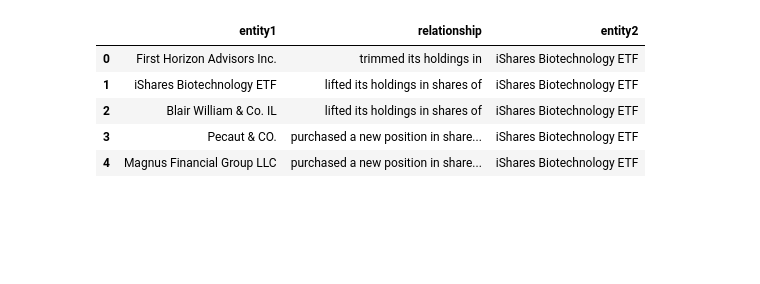
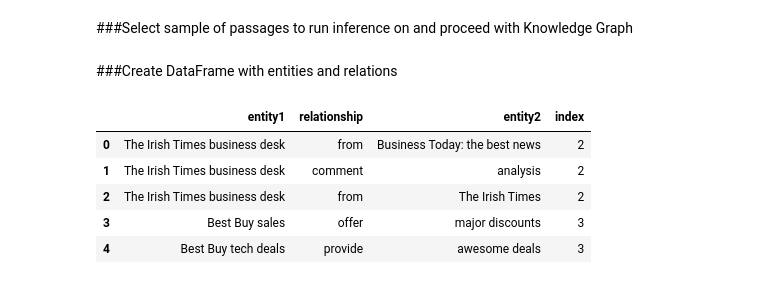
Before and after one commit to Vaaruni2797/Data-Integration-Project, a Jupyter notebook: DSE203_HW2.ipynb, the cells around one changed output. Drawn from its saved outputs; the diff is of its cells as text; code cells hidden in the pictures; blank space fills up the shorter version.

Commit message:
modified to include all passages

```diff
--- a/DSE203_HW2.ipynb
+++ b/DSE203_HW2.ipynb
@@ -21,3 +11,4 @@ Note: you may need to restart the kernel to use updated packages.
 # %%
-#Insert OPENAI API
-prof_api = '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'
+#get OPENAI API key
+from google.colab import userdata
+api_key = userdata.get('openai')
@@ -32,6 +25,7 @@ import re
 import numpy as np
 import json
 import networkx as nx
+import matplotlib.pyplot as plt
 
-#DELETE THIS ~CHRIS
-os.chdir(r'C:\Users\Chris\Downloads\DSE 203 HW 2')
+pd.set_option('display.max_colwidth', 200)
+%matplotlib inline
@@ -129,0 +107,9 @@ Receive News & Ratings for iShares Biotechnology ETF Daily - Enter your email ad
+# %%
+index_to_drop = []
+for idx,keyword in enumerate(new_docs['Keywords']):
+    if len(keyword)<=1:
+        index_to_drop.append(idx)
+docs = new_docs.drop(index=new_docs.index[index_to_drop],axis=0)
+
+print(f'No.of rows dropped due to insufficient #keywords={len(index_to_drop)}')
+print(f'No.of rows to process={len(docs)}')
@@ -174,14 +156,28 @@ print(response)
+# %% [markdown]
+###Select sample of passages to run inference on and proceed with Knowledge Graph
+# %%
+relations = []
+for n,text in enumerate(docs['CLEAN_TEXT'][:4]):
+    res = extract_relations(text,docs['Keywords'].iloc[n])
+    result = json.loads(res)
+    relations.append(result['relationships'])
+# %% [markdown]
+###Create DataFrame with entities and relations
 # %%
-check_dict = response.choices[0]["message"]["content"]
-test_json = json.loads(check_dict)
+df = pd.DataFrame(columns=['entity1','entity2','relationship','index'])
+df1 = pd.DataFrame()
+df_merged = pd.DataFrame()
 
-df = pd.DataFrame(test_json["relationships"])
-
-df2.head()
+for id,rel in enumerate(relations):
+    df1 = pd.DataFrame(rel)
+    df1['index'] = id
+    df_merged = pd.concat([df,df1], ignore_index=True, sort=False)
+    df = df1
+df_merged.head()
 # %% [output]
-|  | entity1 | relationship | entity2 |
-| 0 | First Horizon Advisors Inc. | trimmed its holdings in | iShares Biotechnology ETF |
-| 1 | iShares Biotechnology ETF | lifted its holdings in shares of | iShares Biotechnology ETF |
-| 2 | Blair William & Co. IL | lifted its holdings in shares of | iShares Biotechnology ETF |
-| 3 | Pecaut & CO. | purchased a new position in share... | iShares Biotechnology ETF |
-| 4 | Magnus Financial Group LLC | purchased a new position in share... | iShares Biotechnology ETF |
+|  | entity1 | relationship | entity2 | index |
+| 0 | The Irish Times business desk | from | Business Today: the best news | 2 |
+| 1 | The Irish Times business desk | comment | analysis | 2 |
+| 2 | The Irish Times business desk | from | The Irish Times | 2 |
+| 3 | Best Buy sales | offer | major discounts | 3 |
+| 4 | Best Buy tech deals | provide | awesome deals | 3 |
```
Also changed, not shown: parts of 28 cells of this notebook.
